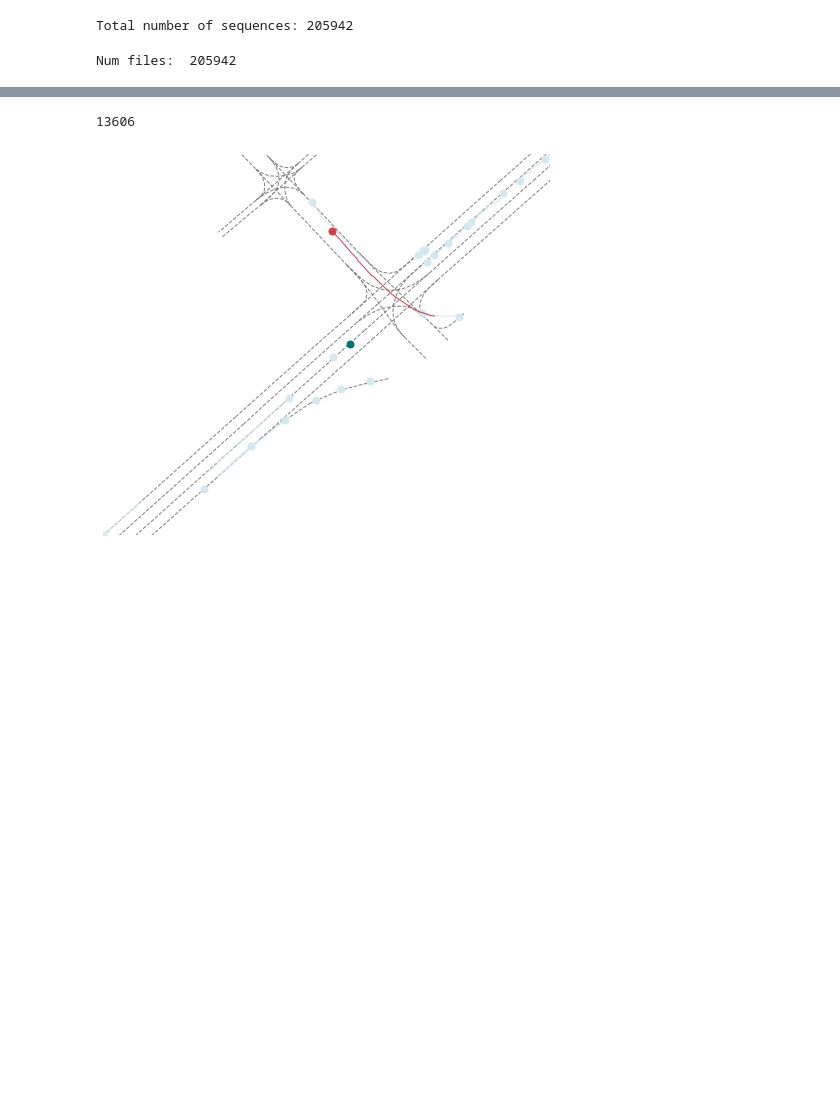
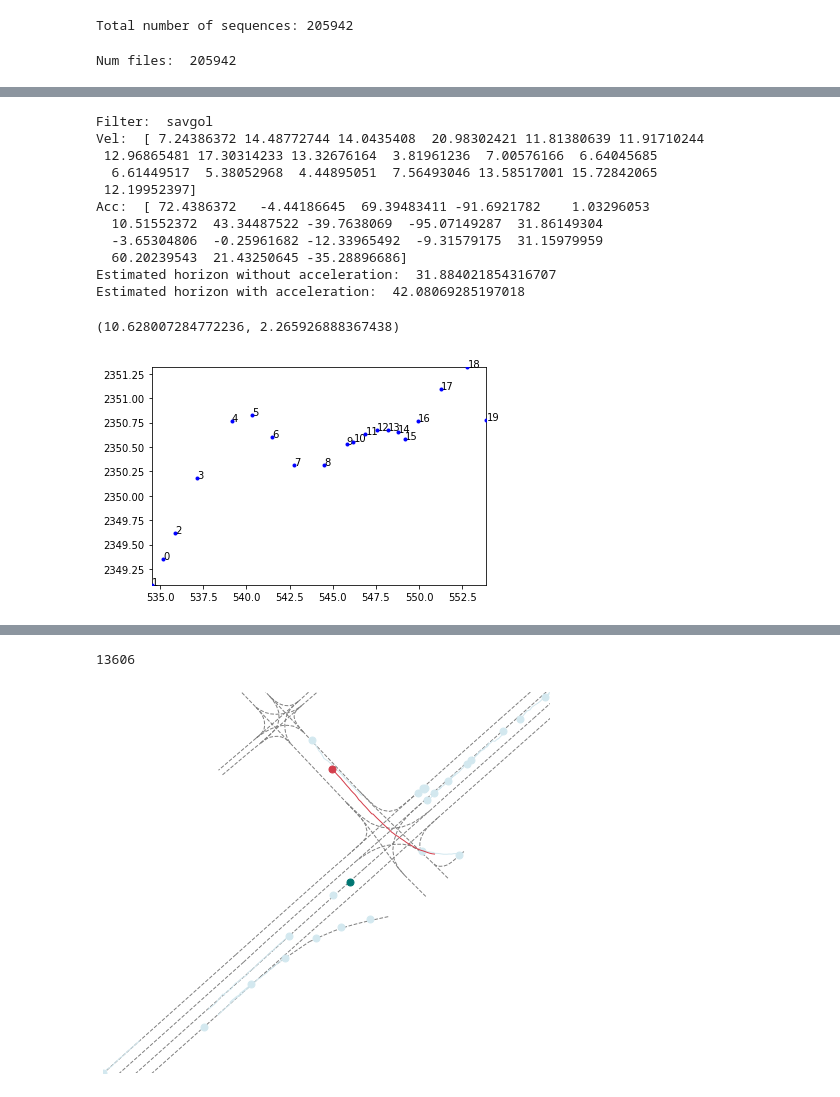
Before and after one commit to Cram3r95/mapfe4mp, a Jupyter notebook: evaluate/argoverse/test_argoverse_forecasting_map.ipynb, the cells around one changed output, grey strips where cells are left out. Saved outputs shown, nothing was run; the diff lists cells and outputs as text; code cells hidden in the pictures; blank space fills up the shorter version.

```diff
--- a/evaluate/argoverse/test_argoverse_forecasting_map.ipynb
+++ b/evaluate/argoverse/test_argoverse_forecasting_map.ipynb
@@ -160,0 +162,16 @@ Estimated horizon with acceleration:  9.195136871741692
+# %%
+map_features_utils_instance.get_agent_velocity_and_acceleration(agent_xy,filter="savgol",debug=True)
+# %% [output]
+Filter:  savgol
+Vel:  [ 7.24386372 14.48772744 14.0435408  20.98302421 11.81380639 11.91710244
+ 12.96865481 17.30314233 13.32676164  3.81961236  7.00576166  6.64045685
+  6.61449517  5.38052968  4.44895051  7.56493046 13.58517001 15.72842065
+ 12.19952397]
+Acc:  [ 72.4386372   -4.44186645  69.39483411 -91.6921782    1.03296053
+  10.51552372  43.34487522 -39.7638069  -95.07149287  31.86149304
+  -3.65304806  -0.25961682 -12.33965492  -9.31579175  31.15979959
+  60.20239543  21.43250645 -35.28896686]
+Estimated horizon without acceleration:  31.884021854316707
+Estimated horizon with acceleration:  42.08069285197018
+(10.628007284772236, 2.265926888367438)
+[figure, added]
```
Also changed, not shown: parts of 5 cells of this notebook, 14 other files.
